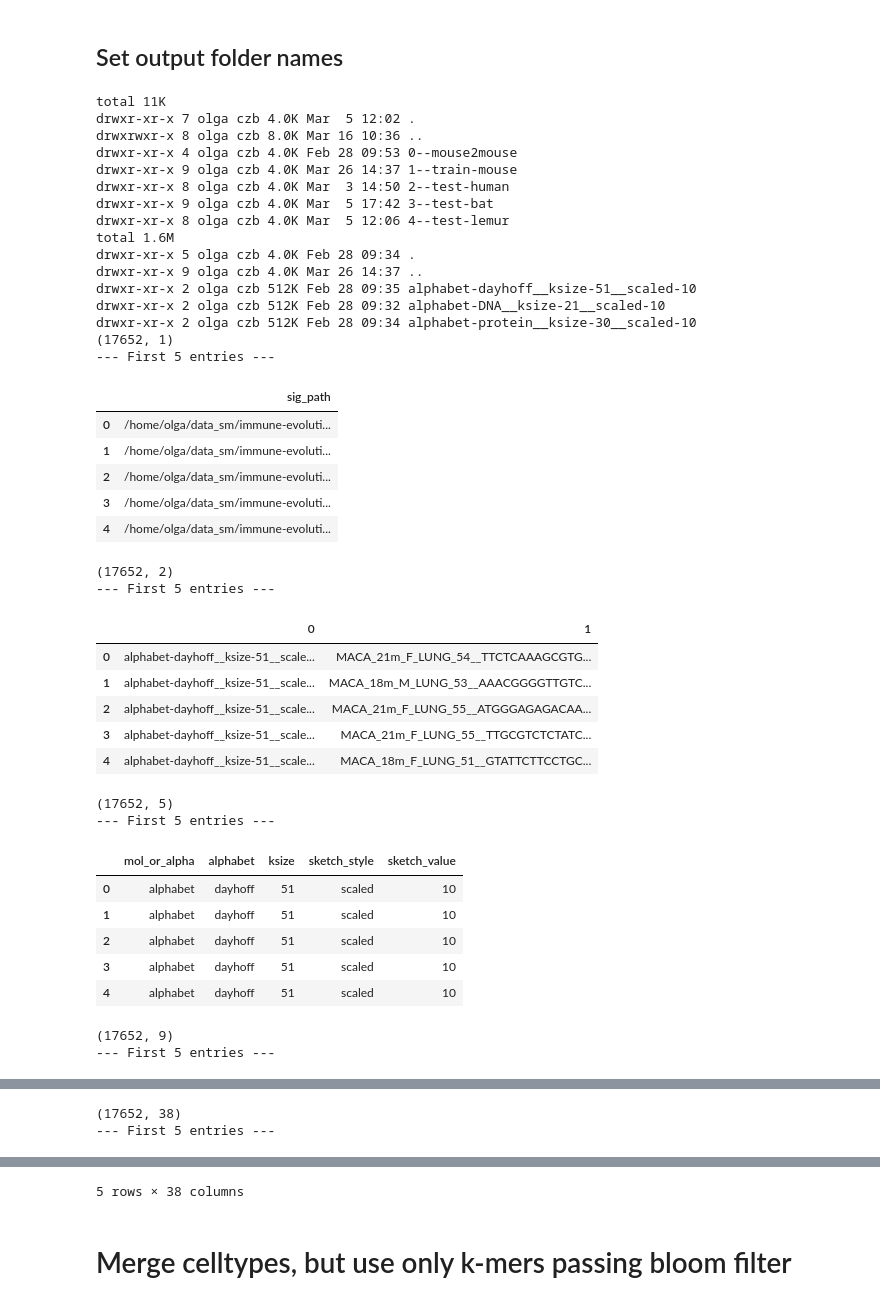
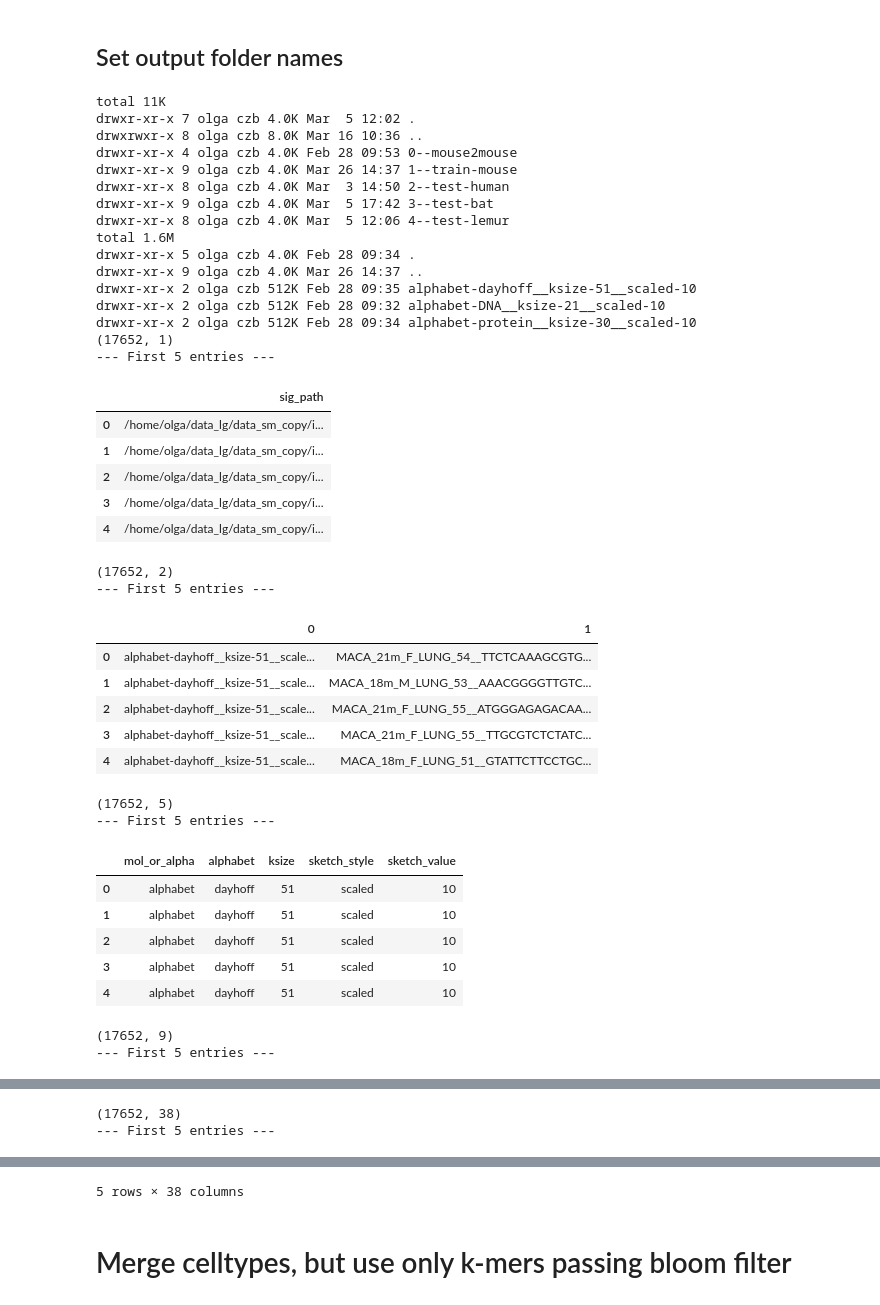
Before and after one commit to czbiohub-sf/scrnaseq-for-the-99-percent, a Jupyter notebook: notebooks/319_mouse_db_bloomfilter.ipynb, the cells around one changed output, grey strips where cells are left out. Saved outputs shown, nothing was run; the diff lists cells and outputs as text; code cells hidden in the pictures.

Commit message:
Rename file paths: data_sm --> data_lg/data_sm_copy

```diff
--- a/notebooks/319_mouse_db_bloomfilter.ipynb
+++ b/notebooks/319_mouse_db_bloomfilter.ipynb
@@ -45,8 +45,8 @@ from pandas_utils import describe
 ## Read one2one h5ad
 # %%
 adata = sc.read(
-#     "/home/phoenix/data_sm/code/immune-evolution/h5ads/human-lemur-mouse-bat__lung_only_copy.h5ad"
-    "/home/olga/data_sm/immune-evolution/h5ads/human-lemur-mouse-bat/human-lemur-mouse-bat__lung_only.h5ad"
+#     "/home/phoenix/data_lg/data_sm_copy/code/immune-evolution/h5ads/human-lemur-mouse-bat__lung_only_copy.h5ad"
+    "/home/olga/data_lg/data_sm_copy/immune-evolution/h5ads/human-lemur-mouse-bat/human-lemur-mouse-bat__lung_only.h5ad"
 )
 adata.obs = adata.obs.reset_index().set_index('cell_id')
 print(adata)
@@ -189,7 +189,7 @@ peptide_sketch_ids
 # %% [markdown]
 ## Set output folder names
 # %%
-train_dir = "/home/olga/data_sm/immune-evolution/kmer-signatures/1--train-mouse"
+train_dir = "/home/olga/data_lg/data_sm_copy/immune-evolution/kmer-signatures/1--train-mouse"
 
 # --- Training data directories --- #
 train_0_fastas = os.path.join(train_dir, "0--protein-coding-fastas")
@@ -226,9 +226,9 @@ for outdir in dirs:
 
 mouse_train_dir = os.path.join(sig_outdir_base, "1--train-mouse")
 
-mouse_kmermaid_base = '/home/olga/data_sm/immune-evolution/pipeline-results/mouse/kmermaid/lung--mouse--remove-ribo/'
+mouse_kmermaid_base = '/home/olga/data_lg/data_sm_copy/immune-evolution/pipeline-results/mouse/kmermaid/lung--mouse--remove-ribo/'
 
-bat_kmermaid_base = '/home/olga/data_sm/immune-evolution/pipeline-results/bat/kmermaid/ksize_8'
+bat_kmermaid_base = '/home/olga/data_lg/data_sm_copy/immune-evolution/pipeline-results/bat/kmermaid/ksize_8'
 
 mouse_train_0_fastas = os.path.join(mouse_train_dir, "0--protein-coding-fastas")
 mouse_fasta_input_dir = os.path.join(mouse_kmermaid_base, "translate")
@@ -288,38 +288,38 @@ train_sig_df = train_sig_df.rename(
 train_sig_df["cell_id"] = (
     train_sig_df["sig_basename"].str.split(".").str[0]
 )
 
 # Sourmash can't handle when ksize is str
 train_sig_df['ksize'] = train_sig_df.ksize.astype(int)
 describe(train_sig_df)
 
 ### Join with celltype metadata dataframe
 
 train_sig_df_celltypes = train_sig_df.join(adata_shared.obs, on='cell_id')
 describe(train_sig_df_celltypes)
 # %% [output]
 total 11K
 drwxr-xr-x 7 olga czb 4.0K Mar  5 12:02 .
 drwxrwxr-x 8 olga czb 8.0K Mar 16 10:36 ..
 drwxr-xr-x 4 olga czb 4.0K Feb 28 09:53 0--mouse2mouse
 drwxr-xr-x 9 olga czb 4.0K Mar 26 14:37 1--train-mouse
 drwxr-xr-x 8 olga czb 4.0K Mar  3 14:50 2--test-human
 drwxr-xr-x 9 olga czb 4.0K Mar  5 17:42 3--test-bat
 drwxr-xr-x 8 olga czb 4.0K Mar  5 12:06 4--test-lemur
 total 1.6M
 drwxr-xr-x 5 olga czb 4.0K Feb 28 09:34 .
 drwxr-xr-x 9 olga czb 4.0K Mar 26 14:37 ..
 drwxr-xr-x 2 olga czb 512K Feb 28 09:35 alphabet-dayhoff__ksize-51__scaled-10
 drwxr-xr-x 2 olga czb 512K Feb 28 09:32 alphabet-DNA__ksize-21__scaled-10
 drwxr-xr-x 2 olga czb 512K Feb 28 09:34 alphabet-protein__ksize-30__scaled-10
 (17652, 1)
 --- First 5 entries ---
 |  | sig_path |
-| 0 | /home/olga/data_sm/immune-evoluti... |
-| 1 | /home/olga/data_sm/immune-evoluti... |
-| 2 | /home/olga/data_sm/immune-evoluti... |
-| 3 | /home/olga/data_sm/immune-evoluti... |
-| 4 | /home/olga/data_sm/immune-evoluti... |
+| 0 | /home/olga/data_lg/data_sm_copy/i... |
+| 1 | /home/olga/data_lg/data_sm_copy/i... |
+| 2 | /home/olga/data_lg/data_sm_copy/i... |
+| 3 | /home/olga/data_lg/data_sm_copy/i... |
+| 4 | /home/olga/data_lg/data_sm_copy/i... |
 (17652, 2)
 --- First 5 entries ---
 |  | 0 | 1 |
```
Also changed, not shown: parts of 19 cells of this notebook, 19 other files.
